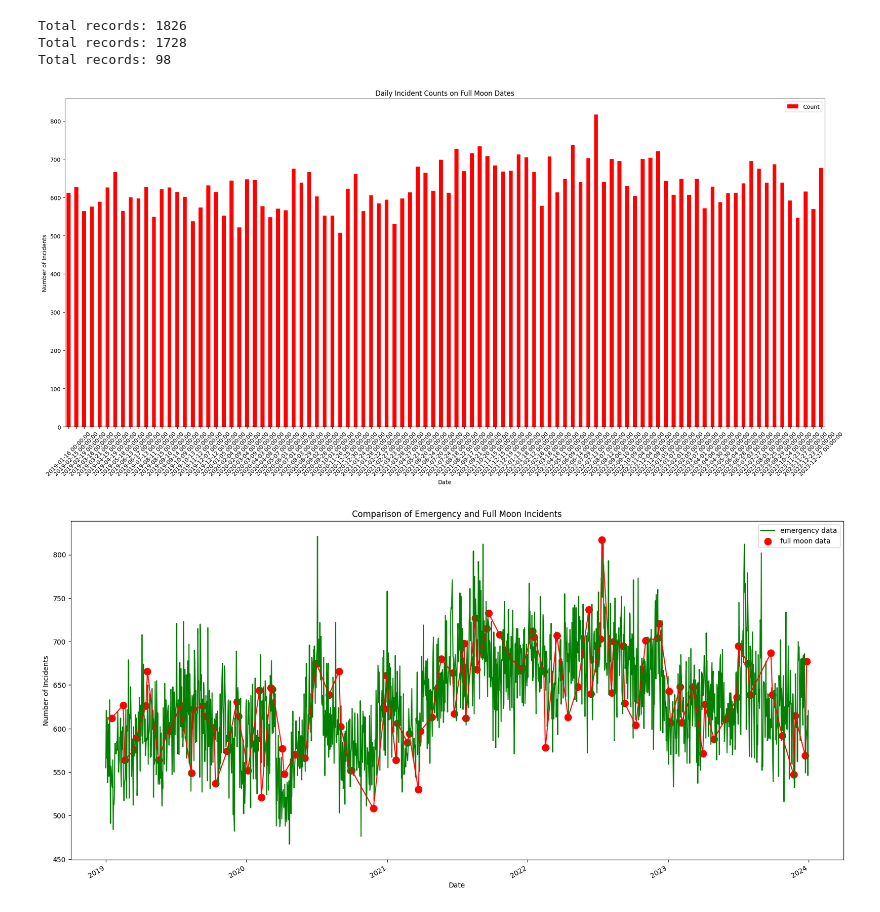
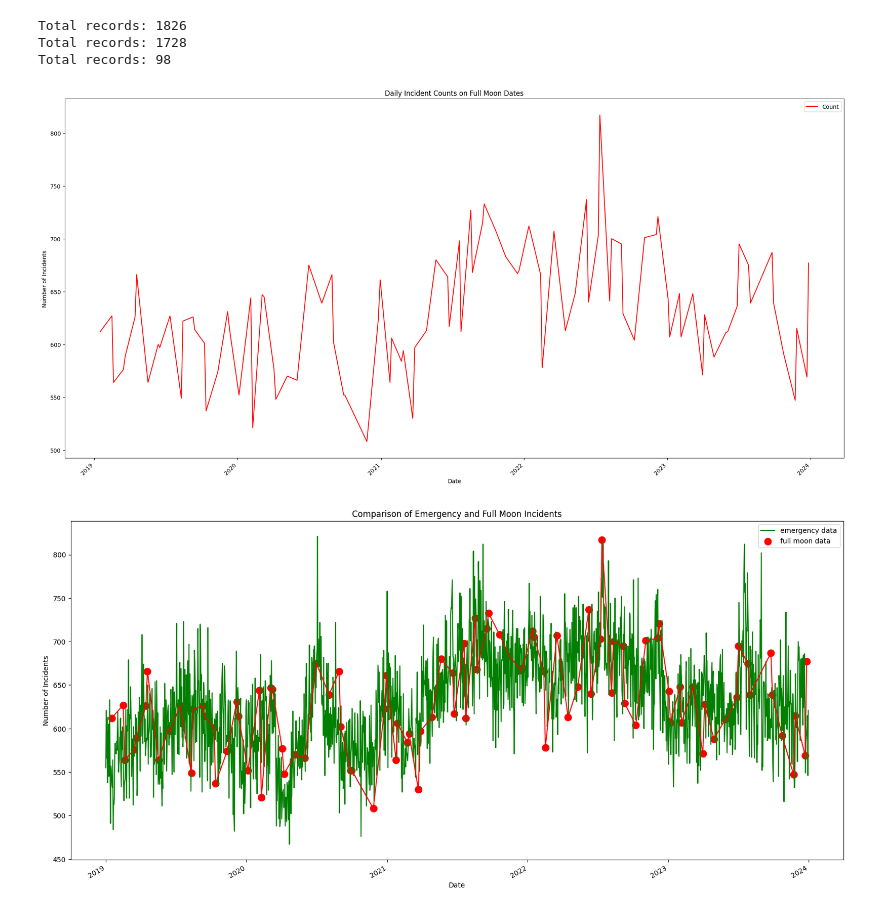
Before and after one commit to mattlundberg/Project-1, a Jupyter notebook: jasons_full_moon_analysis.ipynb, the cells around one changed output. Cells and saved outputs as stored; diff of their text form; code cells hidden in the pictures.

Commit message:
Working on Bar dates

```diff
--- a/jasons_full_moon_analysis.ipynb
+++ b/jasons_full_moon_analysis.ipynb
@@ -187,21 +190,21 @@ Total records: 98
 # %%
 fig, ax = plt.subplots(figsize=(20, 10))
 
 # Plot the incident counts
-common_dates.plot(kind='bar', color='red', x='Date', y='Count', ax=ax)
+common_dates.plot(color='red', x='Date', y='Count', ax=ax)
 
 # Customize the plot
 plt.title('Daily Incident Counts on Full Moon Dates')
 plt.xlabel('Date')
 plt.ylabel('Number of Incidents')
 
 # Improve x-axis date formatting
 plt.xticks(rotation=45)
 
 plt.tight_layout()
 plt.show()
 # %% [output]
-[figure, old version]
+[figure, new version]
 # %%
 fig, ax = plt.subplots(figsize=(20, 10))
 
```
Also changed, not shown: parts of 1 cell of this notebook.
